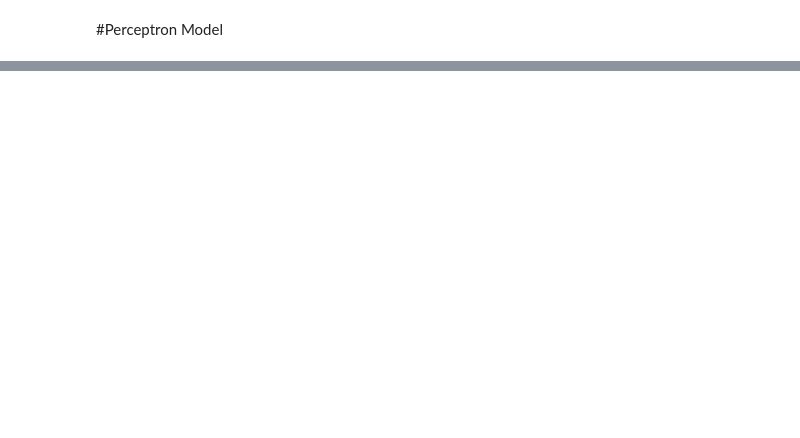
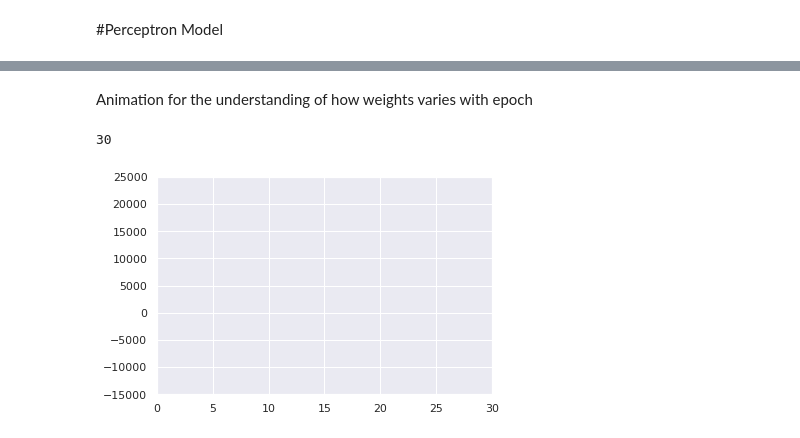
Before and after one commit to ShreyasSubhedar/Deep_Learning, a Jupyter notebook: DL#102/colab/DL_102Perceptron.ipynb, the cells around one changed output, grey strips where cells are left out. Saved outputs shown, nothing was run; the diff lists cells and outputs as text; code cells hidden in the pictures; blank space fills up the shorter version.

```diff
--- a/DL#102/colab/DL_102Perceptron.ipynb
+++ b/DL#102/colab/DL_102Perceptron.ipynb
@@ -92,0 +121,20 @@ print(accuracy_score(Y_pred,Y_test))
+# %% [markdown]
+Animation for the understanding of how weights varies with epoch
+# %%
+#importing the different libraries to get the task done
+%matplotlib inline
+from matplotlib import animation, rc
+from IPython.display import HTML
+print(weightMatrix.shape[1])
+# %% [output]
+30
+# %%
+# First set up the figure, the axis, and the plot element we want to animate
+fig, ax = plt.subplots()
+
+ax.set_xlim(( 0, weightMatrix.shape[1]))
+ax.set_ylim((-15000, 25000))
+
+line, = ax.plot([], [], lw=2)
+# %% [output]
+[figure, added]
```
Also changed, not shown: parts of 8 cells of this notebook.
